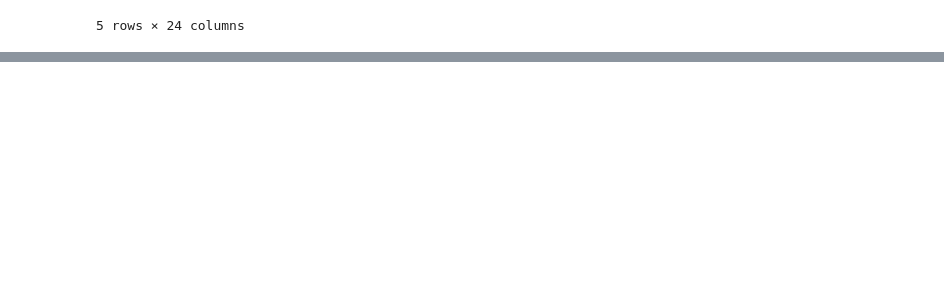
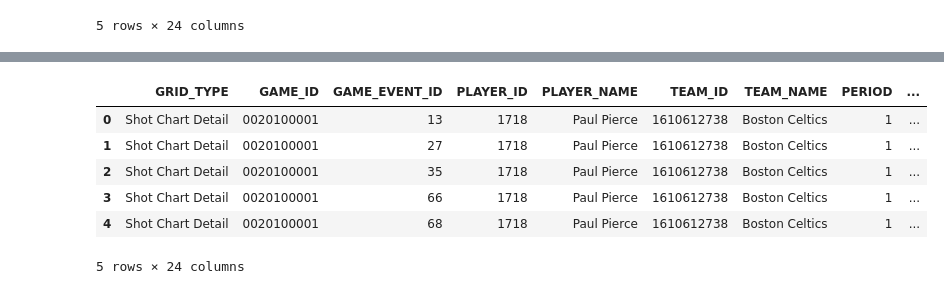
Before and after one commit to sjricketts/scoringleaders_shotselection, a Jupyter notebook: shot_data.ipynb, the cells around one changed output, grey strips where cells are left out. Cells and saved outputs as stored; diff of their text form; code cells hidden in the pictures; blank space fills up the shorter version.

```diff
--- a/shot_data.ipynb
+++ b/shot_data.ipynb
@@ -319,0 +329,57 @@ ValueError: Length mismatch: Expected axis has 0 elements, new values have 24 el
+# %%
+# Pierce,
+url_base = 'https://stats.nba.com/stats/shotchartdetail'
+
+headers = {
+    'Host': 'stats.nba.com',
+    'Connection': 'keep-alive',
+    'Accept': 'application/json, text/plain, */*',
+    'User-Agent': 'Mozilla/5.0 (Windows NT 10.0; Win64; x64) AppleWebKit/537.36 (KHTML, like Gecko) Chrome/79.0.3945.130 Safari/537.36',
+    'Referer': 'https://stats.nba.com/',
+    "x-nba-stats-origin": "stats",
+    "x-nba-stats-token": "true",
+    'Accept-Encoding': 'gzip, deflate, br',
+    'Accept-Language': 'en-US,en;q=0.9',
+}
+
+parameters = {
+    'ContextMeasure': 'FGA',
+    'LastNGames': 0,
+    'LeagueID': '00',
+    'Month': 0,
+    'OpponentTeamID': 0,
+    'Period': 0,
+    'PlayerID': 1718,
+    'SeasonType': 'Regular Season',
+    'TeamID': 0,
+    'VsDivision': '',
+    'VsConference': '',
+    'SeasonSegment': '',
+    'Season': '2001-02',
+    'RookieYear': '',
+    'PlayerPosition': '',
+    'Outcome': '',
+    'Location': '',
+    'GameSegment': '',
+    'GameId': '',
+    'DateTo': '',
+    'DateFrom': ''
+}
+
+response = requests.get(url_base, params=parameters, headers=headers)
+content = json.loads(response.content)
+
+results = content['resultSets'][0]
+headers = results['headers']
+rows = results['rowSet']
+pierce02_df = pd.DataFrame(rows)
+pierce02_df.columns = headers
+pierce02_df.head()
+# %% [output]
+|  | GRID_TYPE | GAME_ID | GAME_EVENT_ID | PLAYER_ID | PLAYER_NAME | TEAM_ID | TEAM_NAME | PERIOD | ... |
+| 0 | Shot Chart Detail | 0020100001 | 13 | 1718 | Paul Pierce | 1610612738 | Boston Celtics | 1 | ... |
+| 1 | Shot Chart Detail | 0020100001 | 27 | 1718 | Paul Pierce | 1610612738 | Boston Celtics | 1 | ... |
+| 2 | Shot Chart Detail | 0020100001 | 35 | 1718 | Paul Pierce | 1610612738 | Boston Celtics | 1 | ... |
+| 3 | Shot Chart Detail | 0020100001 | 66 | 1718 | Paul Pierce | 1610612738 | Boston Celtics | 1 | ... |
+| 4 | Shot Chart Detail | 0020100001 | 68 | 1718 | Paul Pierce | 1610612738 | Boston Celtics | 1 | ... |
+5 rows × 24 columns
```
Also changed, not shown: parts of 20 cells of this notebook.
